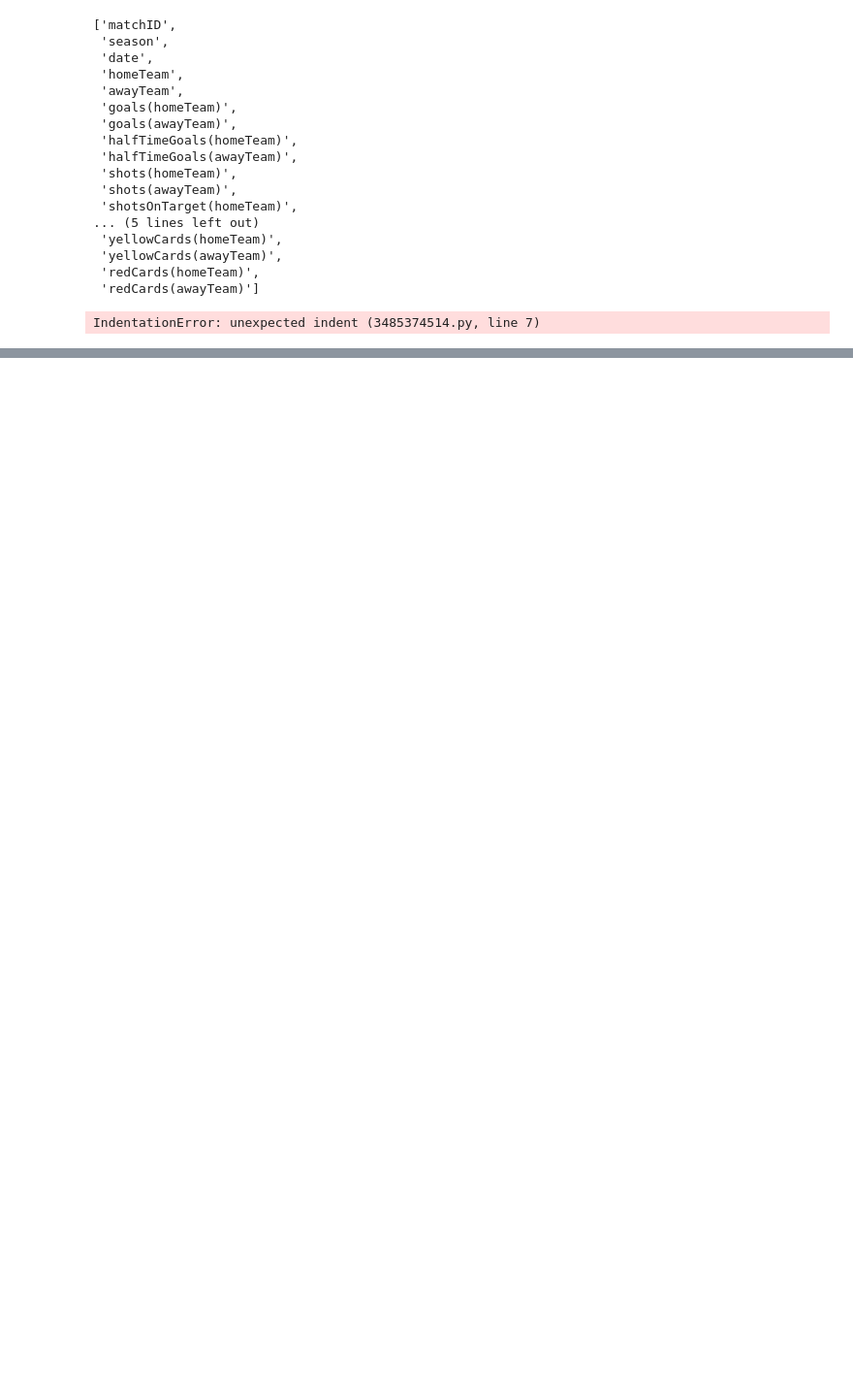
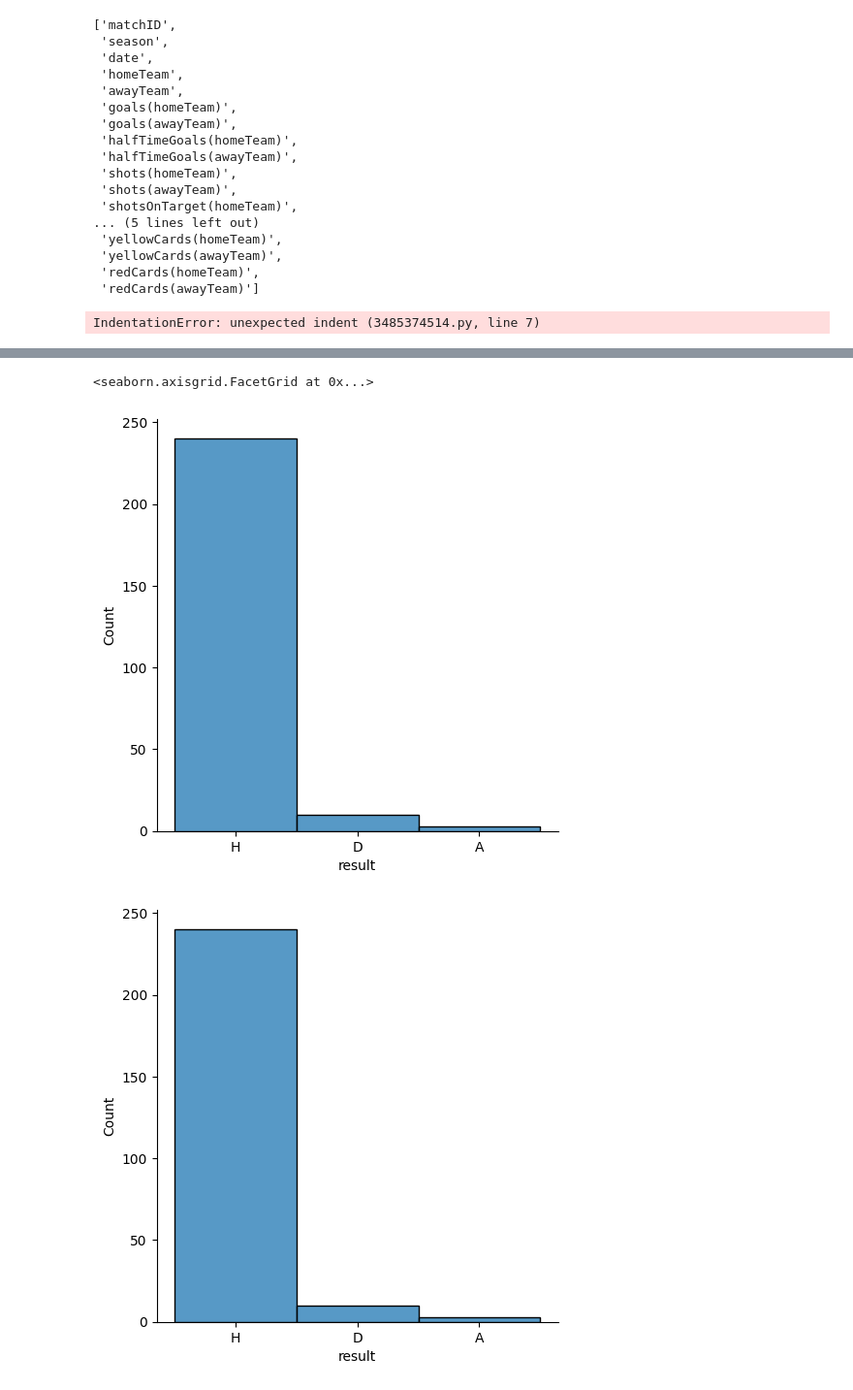
Before and after one commit to Hyeon-kki/DACON, a Jupyter notebook: soccer/EDA/EDA.ipynb, the cells around one changed output, grey strips where cells are left out. Shown at 97% size. Cells and saved outputs as stored; diff of their text form; code cells hidden in the pictures; blank space fills up the shorter version.

```diff
--- a/soccer/EDA/EDA.ipynb
+++ b/soccer/EDA/EDA.ipynb
@@ -218,0 +279,9 @@ IndentationError: unexpected indent (3485374514.py, line 7)
+# %%
+hg = train_df[train_df['halfTimeGoals(homeTeam)'] == 3]
+ag = train_df[train_df['halfTimeGoals(homeTeam)'] == 3]
+sns.displot(hg['result'])
+sns.displot(ag['result'])
+# %% [output]
+<seaborn.axisgrid.FacetGrid at 0x...>
+[figure, added]
+[figure, added]
```
Also changed, not shown: parts of 15 cells of this notebook, 9 other files.
